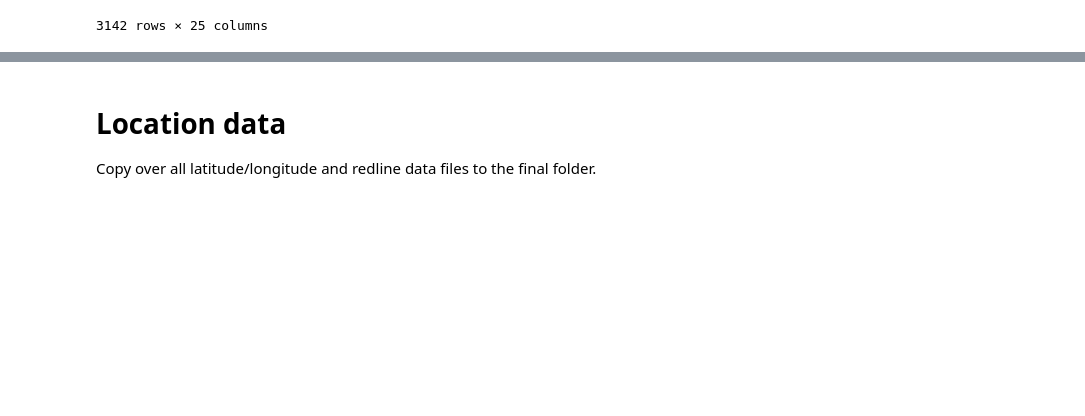
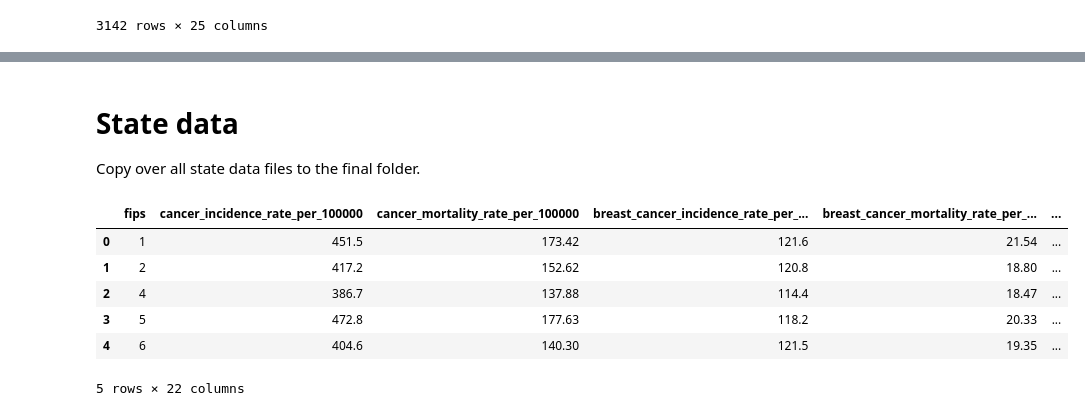
Before and after one commit to agale123/sep-cancer-inequality, a Jupyter notebook: notebooks/cleaning/merge.ipynb, the cells around one changed output, grey strips where cells are left out. Cells and saved outputs as stored; diff of their text form; code cells hidden in the pictures; blank space fills up the shorter version.

```diff
--- a/notebooks/cleaning/merge.ipynb
+++ b/notebooks/cleaning/merge.ipynb
@@ -108,4 +153,16 @@ df.to_csv("../../data/final/county_data.csv", index=False)
 # %% [markdown]
-# Location data
+# State data
 
-Copy over all latitude/longitude and redline data files to the final folder.
+Copy over all state data files to the final folder.
+# %%
+# Start with the NCI dataset
+df = pd.read_csv("../../data/processed/nci_state.csv")
+df.head()
+# %% [output]
+|  | fips | cancer_incidence_rate_per_100000 | cancer_mortality_rate_per_100000 | breast_cancer_incidence_rate_per_... | breast_cancer_mortality_rate_per_... | ... |
+| 0 | 1 | 451.5 | 173.42 | 121.6 | 21.54 | ... |
+| 1 | 2 | 417.2 | 152.62 | 120.8 | 18.80 | ... |
+| 2 | 4 | 386.7 | 137.88 | 114.4 | 18.47 | ... |
+| 3 | 5 | 472.8 | 177.63 | 118.2 | 20.33 | ... |
+| 4 | 6 | 404.6 | 140.30 | 121.5 | 19.35 | ... |
+5 rows × 22 columns
```
Also changed, not shown: parts of 14 cells of this notebook, 5 other files.
